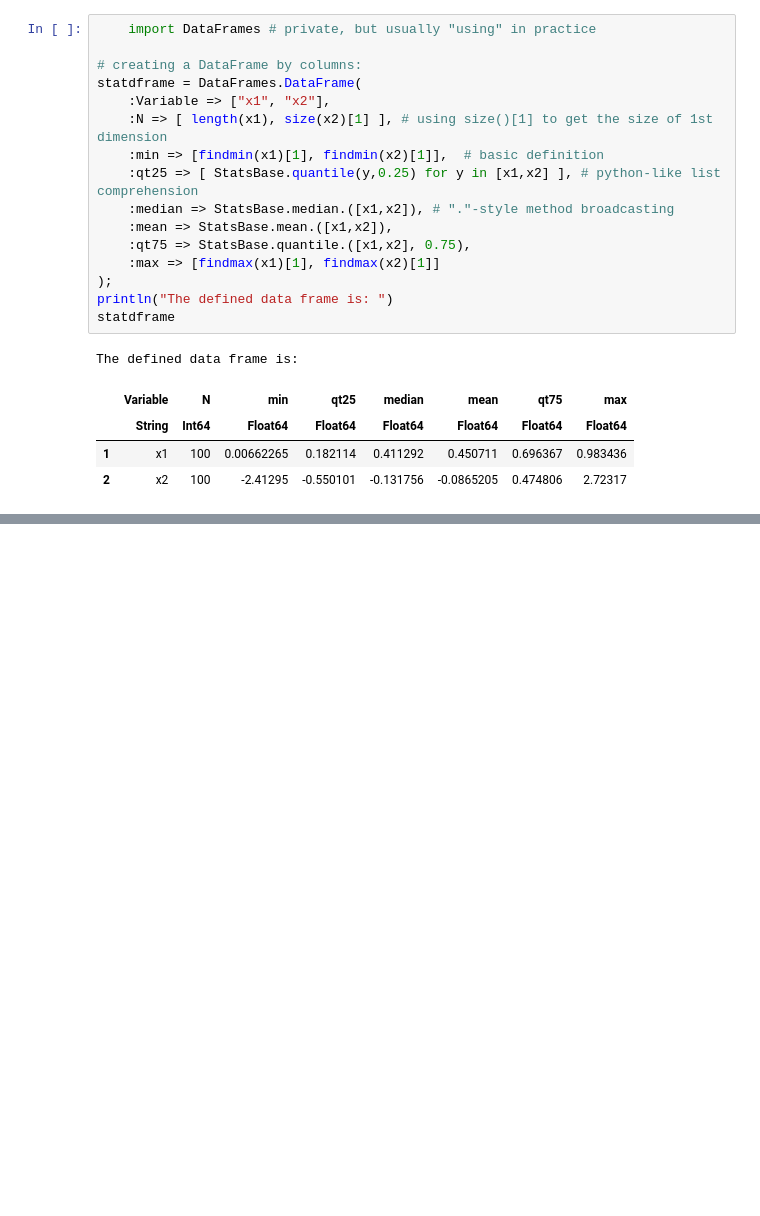
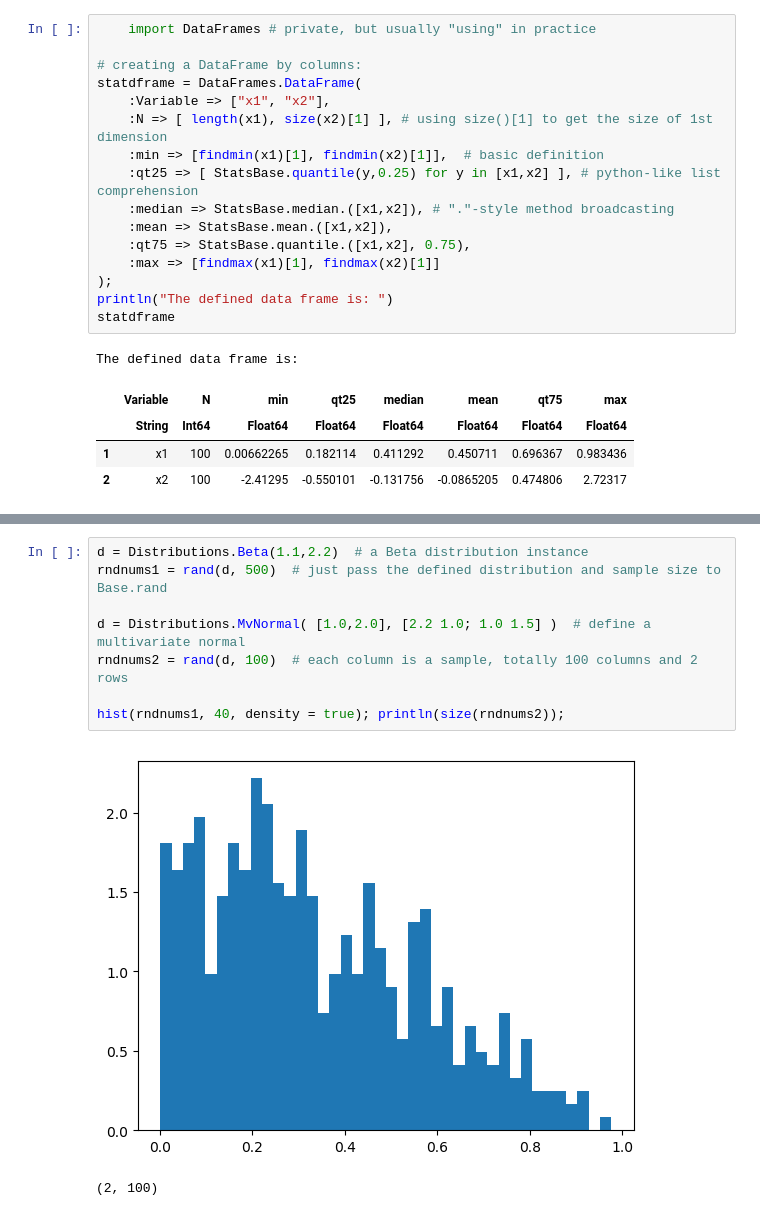
Before and after one commit to Clpr/Clpr.github.io, a Jupyter notebook: pages/blogs/190424_StatsInJulia.ipynb, the cells around one changed output, grey strips where cells are left out. Drawn from its saved outputs; the diff is of its cells as text; blank space fills up the shorter version.

```diff
--- a/pages/blogs/190424_StatsInJulia.ipynb
+++ b/pages/blogs/190424_StatsInJulia.ipynb
@@ -229,0 +536,11 @@ The defined data frame is:
+# %%
+d = Distributions.Beta(1.1,2.2)  # a Beta distribution instance
+rndnums1 = rand(d, 500)  # just pass the defined distribution and sample size to Base.rand
+
+d = Distributions.MvNormal( [1.0,2.0], [2.2 1.0; 1.0 1.5] )  # define a multivariate normal
+rndnums2 = rand(d, 100)  # each column is a sample, totally 100 columns and 2 rows
+
+hist(rndnums1, 40, density = true); println(size(rndnums2));
+# %% [output]
+[figure, added]
+(2, 100)
```
Also changed, not shown: parts of 48 cells of this notebook, 2 other files.
